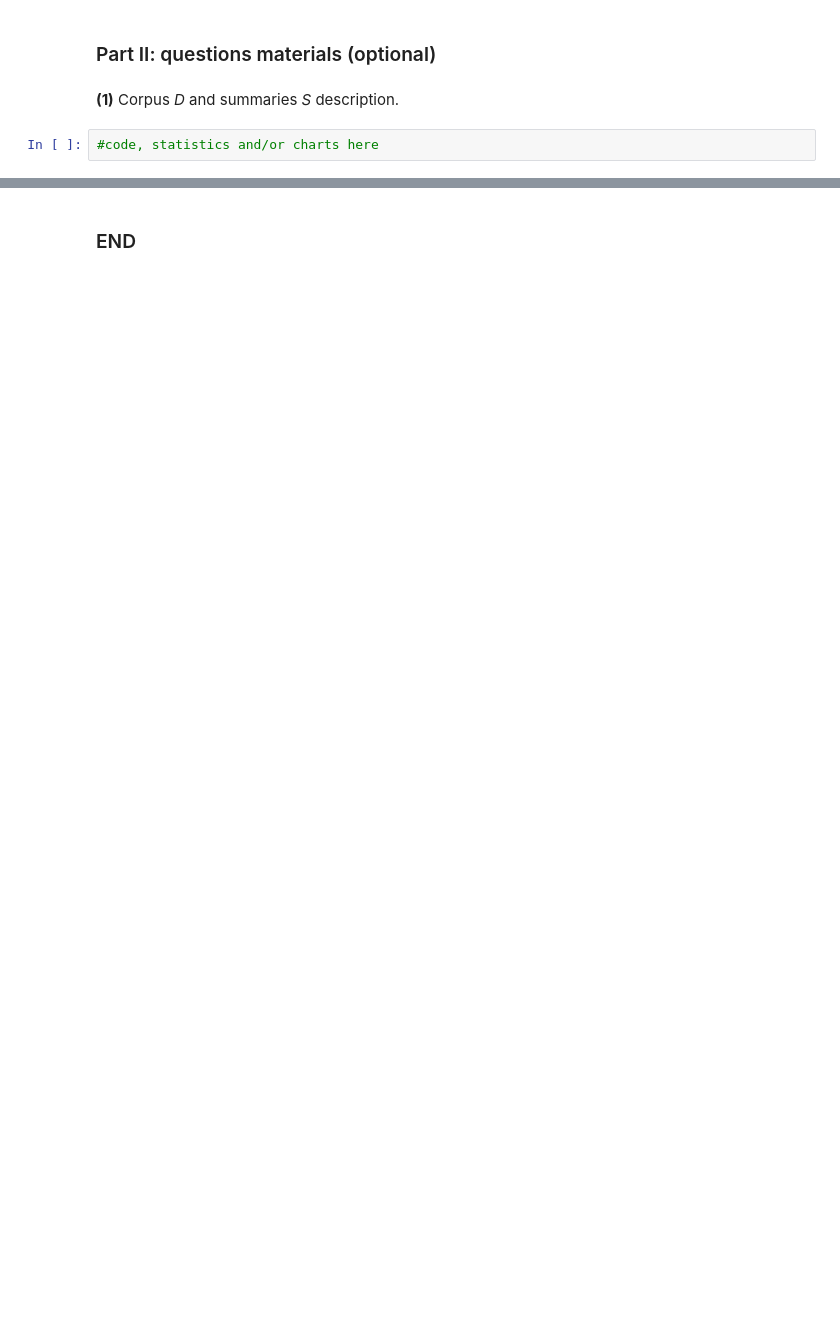
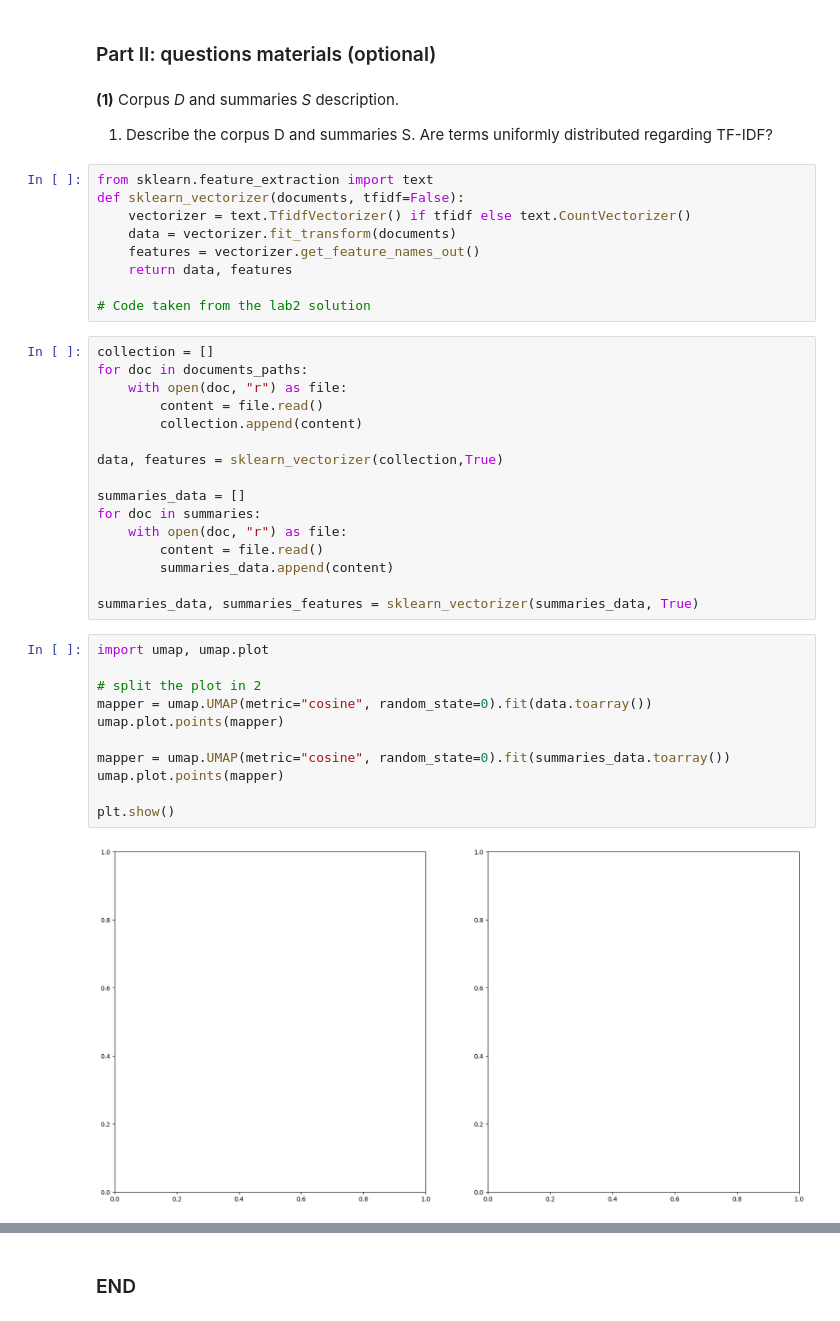
Before and after one commit to danieleavolio/Information-Processing-and-Retrieval, a Jupyter notebook: Project/Code/G8_P1_notebook.ipynb, the cells around one changed output, grey strips where cells are left out. Cells and saved outputs as stored; diff of their text form; blank space fills up the shorter version.

```diff
--- a/Project/Code/G8_P1_notebook.ipynb
+++ b/Project/Code/G8_P1_notebook.ipynb
@@ -1025,5 +1127,43 @@ KeyError: '../BBC News Summary/News Articles\\business\\001.txt'
 <H3>Part II: questions materials (optional)</H3>
 # %% [markdown]
 **(1)** Corpus *D* and summaries *S* description.
+
+1. Describe the corpus D and summaries S. Are terms uniformly distributed regarding TF-IDF?
-# %%
-#code, statistics and/or charts here
+# %%
+from sklearn.feature_extraction import text
+def sklearn_vectorizer(documents, tfidf=False):
+    vectorizer = text.TfidfVectorizer() if tfidf else text.CountVectorizer()
+    data = vectorizer.fit_transform(documents)
+    features = vectorizer.get_feature_names_out()
+    return data, features
+
+# Code taken from the lab2 solution
+# %%
+collection = []
+for doc in documents_paths:
+    with open(doc, "r") as file:
+        content = file.read()
+        collection.append(content)
+
+data, features = sklearn_vectorizer(collection,True)
+
+summaries_data = []
+for doc in summaries:
+    with open(doc, "r") as file:
+        content = file.read()
+        summaries_data.append(content)
+
+summaries_data, summaries_features = sklearn_vectorizer(summaries_data, True)
+# %%
+import umap, umap.plot
+
+# split the plot in 2
+mapper = umap.UMAP(metric="cosine", random_state=0).fit(data.toarray())
+umap.plot.points(mapper)
+
+mapper = umap.UMAP(metric="cosine", random_state=0).fit(summaries_data.toarray())
+umap.plot.points(mapper)
+
+plt.show()
+# %% [output]
+[figure, added]
```
Also changed, not shown: parts of 32 cells of this notebook, 7 other files.
